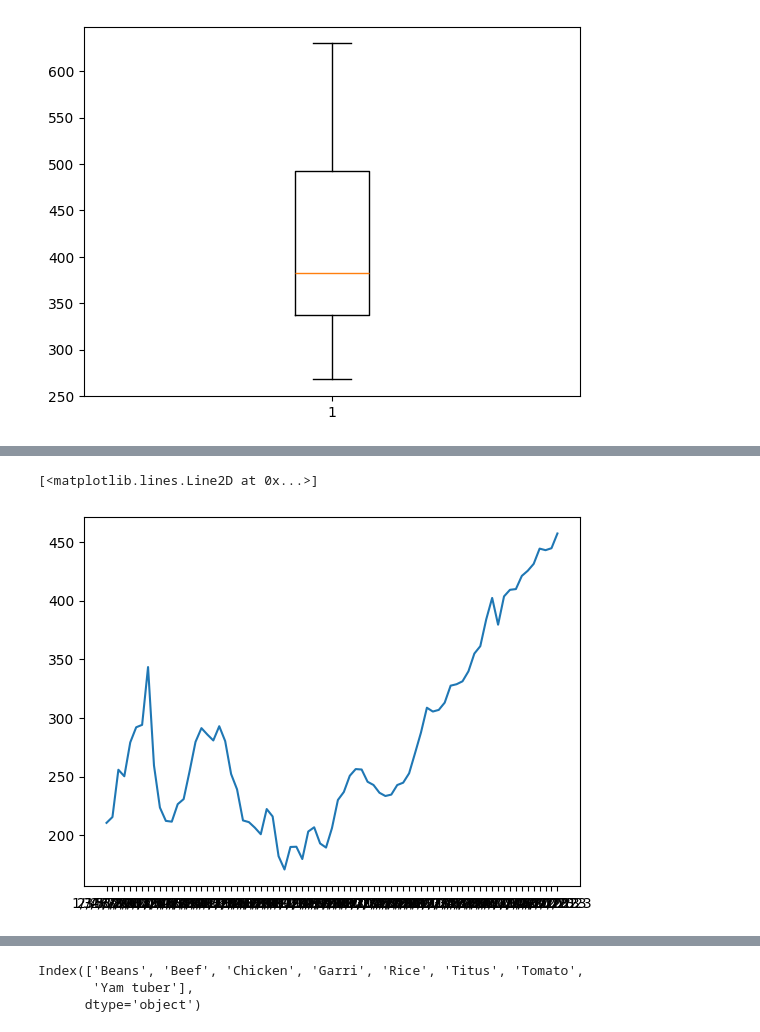
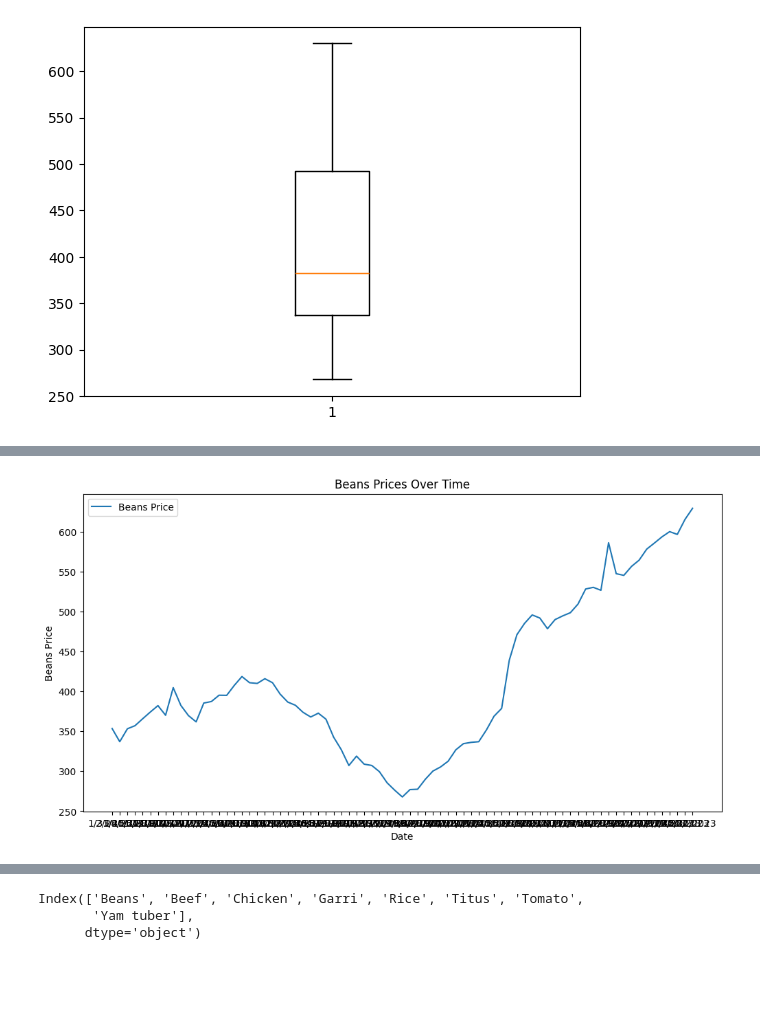
Before and after one commit to SamBoss19/Price-Prediction-Analysis, a Jupyter notebook: Foodprice.ipynb, the cells around one changed output, grey strips where cells are left out. Cells and saved outputs as stored; diff of their text form; code cells hidden in the pictures; blank space fills up the shorter version.

```diff
--- a/Foodprice.ipynb
+++ b/Foodprice.ipynb
@@ -130,5 +103,10 @@ plt.plot(df_food.Titus)
-# %%
-plt.plot(df_food['Yam tuber'])
-# %% [output]
-[<matplotlib.lines.Line2D at 0x...>]
-[figure, removed]
+# %%
+plt.figure(figsize=(12, 6))
+plt.plot(df_food.Beans, label='Beans Price')
+plt.title('Beans Prices Over Time')
+plt.xlabel('Date')
+plt.ylabel('Beans Price')
+plt.legend()
+plt.show()
+# %% [output]
+[figure, added]
```
Also changed, not shown: parts of 15 cells of this notebook.
